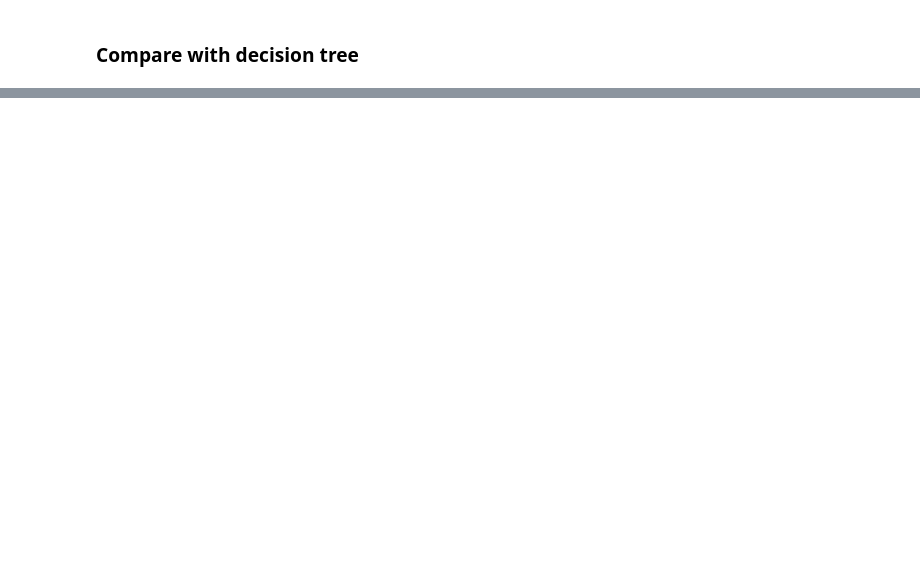
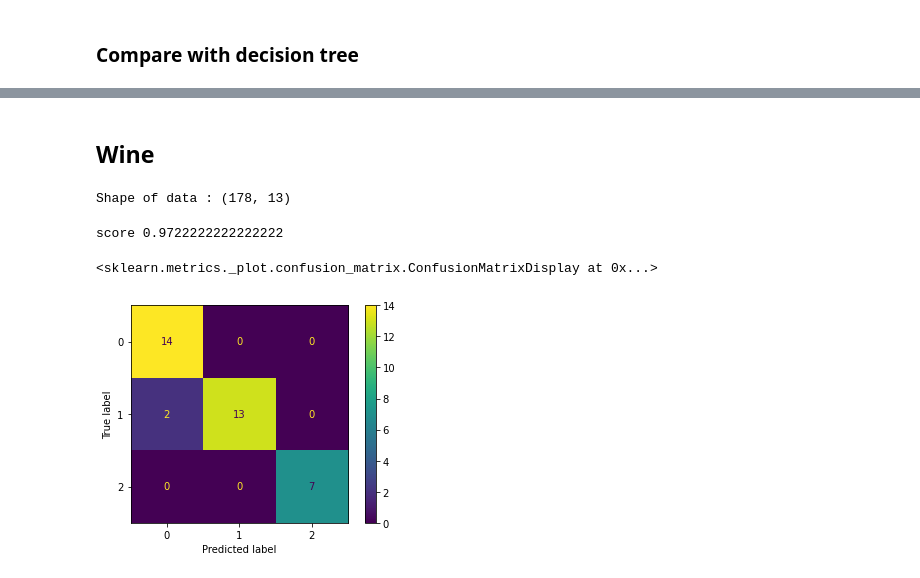
Before and after one commit to arnaud18o5/SI4-machinelearning, a Jupyter notebook: TPRegression.ipynb, the cells around one changed output, grey strips where cells are left out. Cells and saved outputs as stored; diff of their text form; code cells hidden in the pictures; blank space fills up the shorter version.

Commit message:
update regression

```diff
--- a/TPRegression.ipynb
+++ b/TPRegression.ipynb
@@ -91,0 +111,28 @@ score 0.9665738161559888
+# %% [markdown]
+## Wine
+# %%
+wine = datasets.load_wine()
+X = wine.data
+y = wine.target
+
+print("Shape of data :",X.shape)
+# %% [output]
+Shape of data : (178, 13)
+# %%
+# split data into train, test and validation sets
+X_train, X_test, y_train, y_test = train_test_split(X, y, test_size=.4, random_state=42)
+X_test, X_val, y_test, y_val = train_test_split(X_test, y_test, test_size=.5, random_state=42)
+# %%
+# OvR
+ovr = LogisticRegression(multi_class='ovr', max_iter=1000)
+ovr.fit(X_train, y_train)
+print("score", ovr.score(X_test, y_test))
+
+# confusion matrix
+y_pred = ovr.predict(X_val)
+cm = metrics.confusion_matrix(y_val, y_pred)
+ConfusionMatrixDisplay(cm, display_labels=None).plot()
+# %% [output]
+score 0.9722222222222222
+<sklearn.metrics._plot.confusion_matrix.ConfusionMatrixDisplay at 0x...>
+[figure, added]
```
Also changed, not shown: parts of 5 cells of this notebook.
